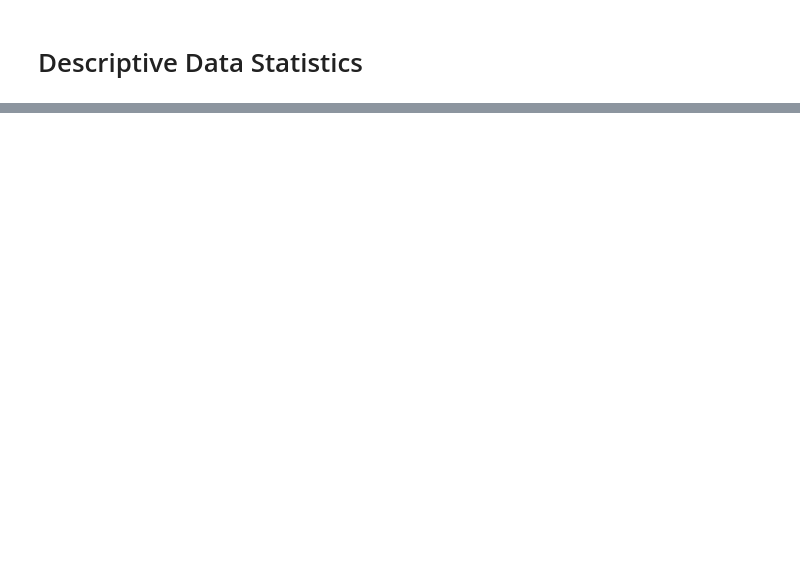
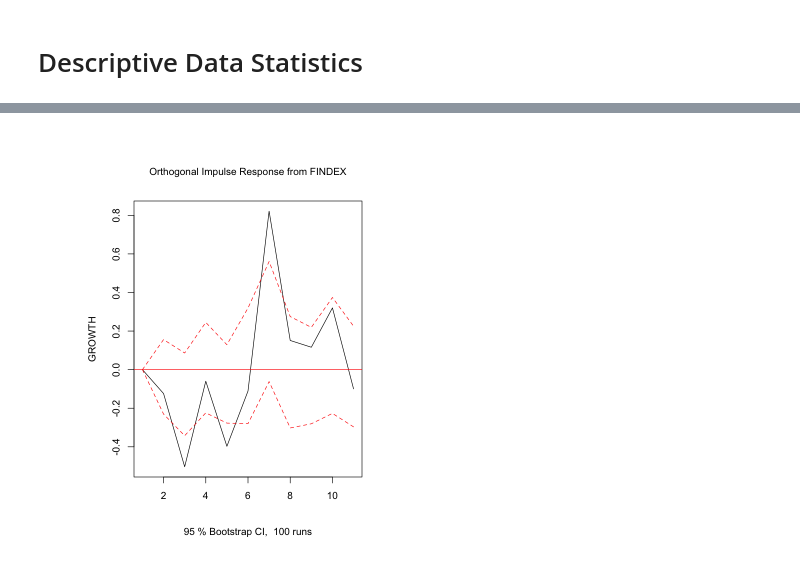
Before and after one commit to GabrielDelCarpio/Tesis-paper, a Jupyter notebook: Tesis data/Estadística descriptiva.ipynb, the cells around one changed output, grey strips where cells are left out. Saved outputs shown, nothing was run; the diff lists cells and outputs as text; code cells hidden in the pictures; blank space fills up the shorter version.

```diff
--- a/Tesis data/Estadística descriptiva.ipynb
+++ b/Tesis data/Estadística descriptiva.ipynb
@@ -139,13 +103,0 @@ pdf
-# %%
-# Crear gráficos de cajas para cada variable
-boxplots <- lapply(variables, function(var) {
-  ggplot(data, aes(x = "", y = .data[[var]])) +
-    geom_boxplot(fill = "skyblue", color = "darkblue") +
-    theme_minimal() +
-    labs(title = var, x = NULL, y = NULL) +
-    theme(
-      plot.title = element_text(size = 25, face = "bold", hjust = 0.5),
-      axis.text.x = element_blank(), # Ocultar etiquetas del eje x
-      axis.ticks.x = element_blank() # Ocultar marcas del eje x
-    )
-})
@@ -164,0 +108,3 @@ pdf
+# %%
+data_ts <- ts(data[, -1], start = c(2001, 1), frequency = 4)
+head(data_ts)
@@ -164,0 +132,3 @@ pdf
+# %%
+var_model <- VAR(data_ts, p = 6, type = "const")
+var_model
@@ -164,0 +153,14 @@ pdf
+# %%
+# Generación de las Impulse Response Functions (IRF)
+irf_result <- irf(var_model, impulse = "FINDEX", response = "GROWTH", n.ahead = 10, boot = TRUE)
+
+# Función para graficar la IRF de manera dinámica
+plot_irf <- function(var_model, impulse_var, response_var, n_ahead = 10) {
+  irf_result <- irf(var_model, impulse = impulse_var, response = response_var, n.ahead = n_ahead, boot = TRUE)
+  plot(irf_result)
+}
+
+# Uso de la función para graficar IRF de "VIX" en "INFLATION"
+plot_irf(var_model, impulse_var = "FINDEX", response_var = "GROWTH", n_ahead = 10)
+# %% [output]
+[figure, added]
```
Also changed, not shown: parts of 23 cells of this notebook, 8 other files.
